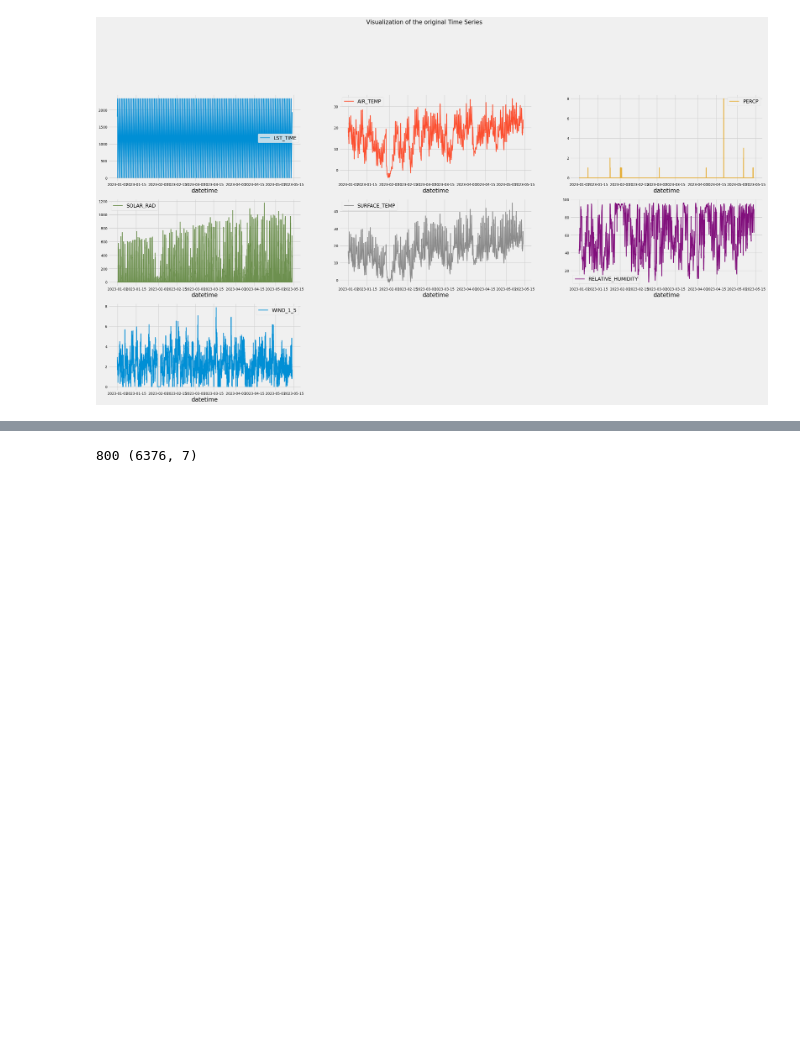
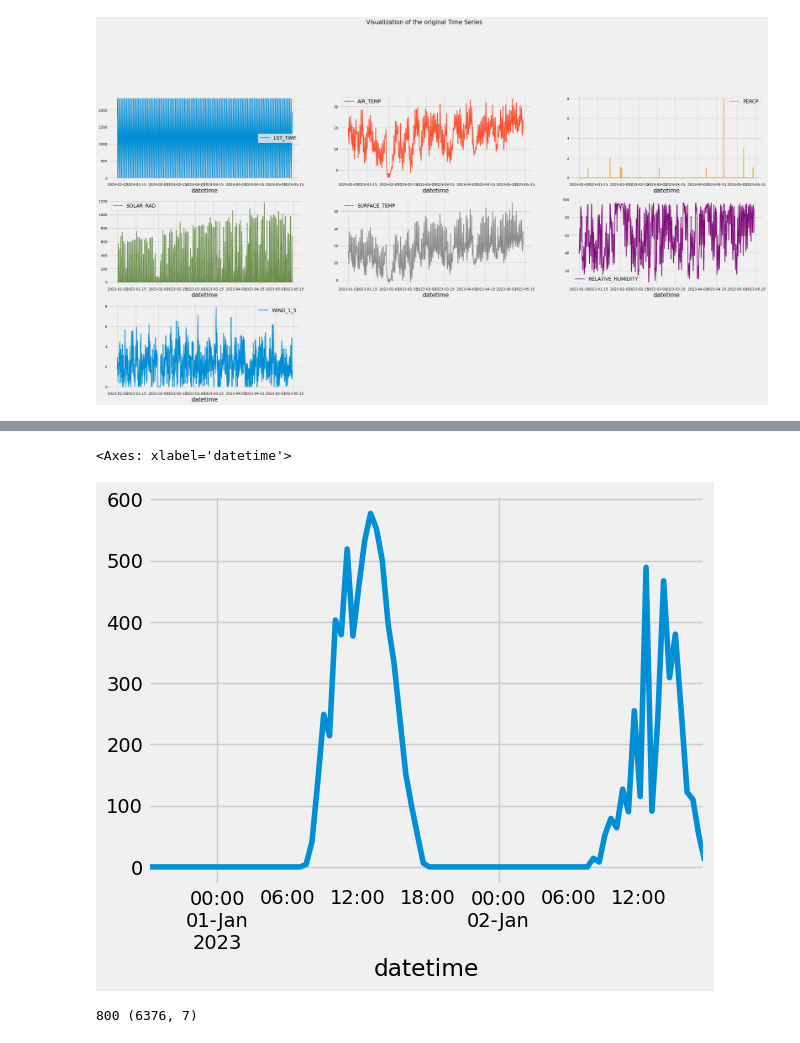
Before and after one commit to Muckthebuck/2023-Energy-kit, a Jupyter notebook: [Austin]solar_temp_predictions.ipynb, the cells around one changed output, grey strips where cells are left out. Cells and saved outputs as stored; diff of their text form; code cells hidden in the pictures; blank space fills up the shorter version.

```diff
--- a/[Austin]solar_temp_predictions.ipynb
+++ b/[Austin]solar_temp_predictions.ipynb
@@ -163,6 +163,11 @@ df[-550:-500]
 | 2023-05-03 08:35:00 | 835 | 21.4 | 0 | 479 | 25.8 | 78 | 1.14 |
 | 2023-05-03 09:05:00 | 905 | 22.7 | 0 | 578 | 28.1 | 67 | 1.61 |
 | 2023-05-03 09:35:00 | 935 | 23.8 | 0 | 593 | 30.1 | 65 | 1.99 |
+# %%
+df['SOLAR_RAD'].iloc[:96].plot()
+# %% [output]
+<Axes: xlabel='datetime'>
+[figure, added]
 # %%
 # training_size = int ( 0.05 * df.shape[0])
 training_size = 800
```
Also changed, not shown: 2 other files.
